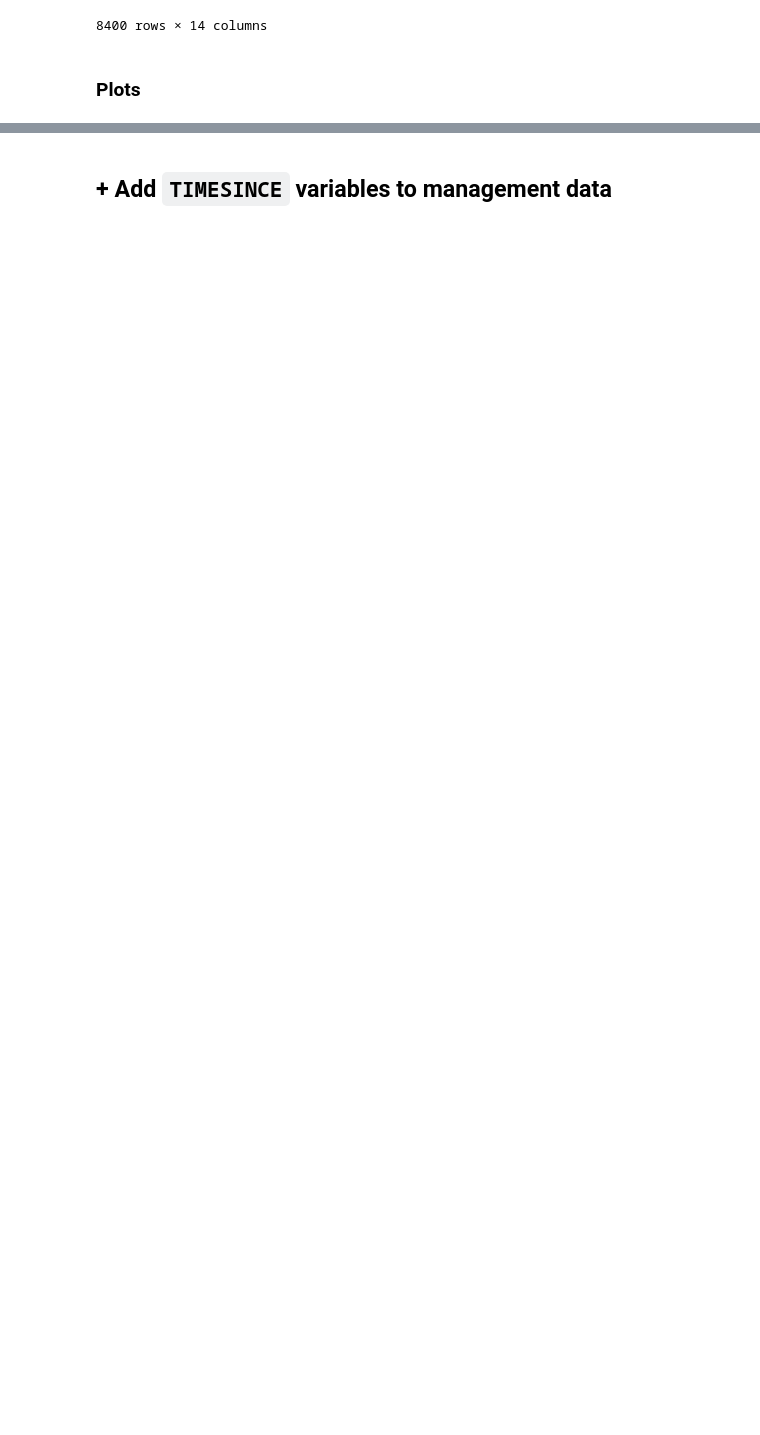
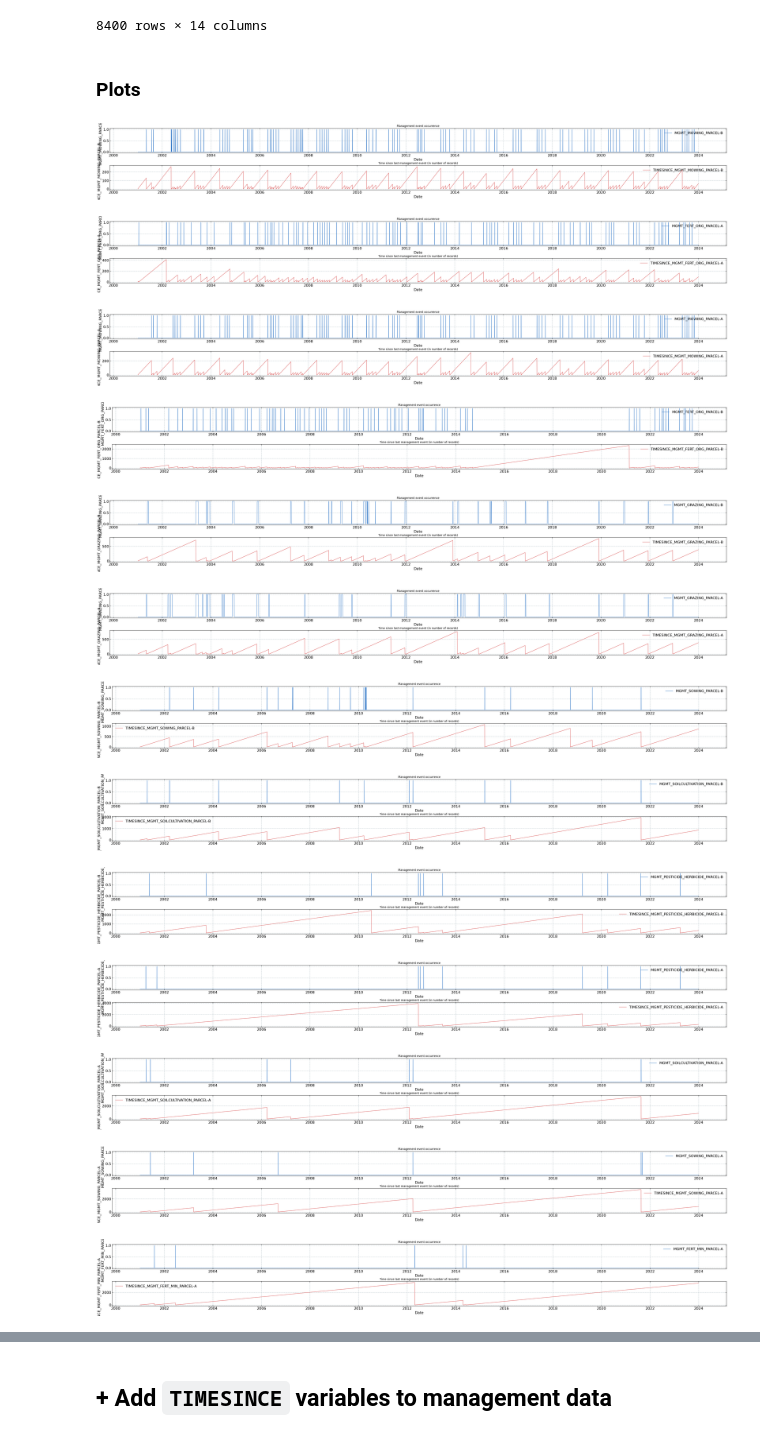
Before and after one commit to holukas/dataset_cha_fp2024_2005-2023, a Jupyter notebook: notebooks/15_MANAGEMENT/16.0_ConvertMgmtToTimeseries.ipynb, the cells around one changed output, grey strips where cells are left out. Drawn from its saved outputs; the diff is of its cells as text; code cells hidden in the pictures; blank space fills up the shorter version.

```diff
--- a/notebooks/15_MANAGEMENT/16.0_ConvertMgmtToTimeseries.ipynb
+++ b/notebooks/15_MANAGEMENT/16.0_ConvertMgmtToTimeseries.ipynb
@@ -487,8 +481,8 @@ mgmt.plot(x_compat=True, subplots=True, figsize=(20, 9));
 # %%
 timesincedf = pd.DataFrame()
 
-for v in mgmt.columns:
-    series = mgmt[v].squeeze()
+for v in mgmt_daily.columns:
+    series = mgmt_daily[v].squeeze()
     ts = TimeSince(series, lower_lim=1, include_lim=True)
     ts.calc()
     # ts_full_results = ts.get_full_results()
@@ -513,13 +507,27 @@ timesincedf
 # %% [markdown]
 ### Plots
 # %%
-for v in mgmt.columns:
-    fig = plt.figure(facecolor='white', figsize=(20, 2), dpi=100, layout='constrained')
+for v in mgmt_daily.columns:
+    fig = plt.figure(facecolor='white', figsize=(40, 4), dpi=100, layout='constrained')
     gs = gridspec.GridSpec(2, 1)  # rows, cols
     gs.update(wspace=0.3, hspace=.5, left=0.03, right=0.97, top=0.97, bottom=0.03)
     ax1 = fig.add_subplot(gs[0, 0])
     ax2 = fig.add_subplot(gs[1, 0])
-    TimeSeries(ax=ax1, series=mgmt[v]).plot(color='#1565C0')
+    TimeSeries(ax=ax1, series=mgmt_daily[v]).plot(color='#1565C0')
     TimeSeries(ax=ax2, series=timesincedf[f'TIMESINCE_{v}']).plot(color='#D32F2F')
     ax1.set_title("Management event occurrence", color='black')
     ax2.set_title("Time since last management event (in number of records)", color='black')
+# %% [output]
+[figure, added]
+[figure, added]
+[figure, added]
+[figure, added]
+[figure, added]
+[figure, added]
+[figure, added]
+[figure, added]
+[figure, added]
+[figure, added]
+[figure, added]
+[figure, added]
+[figure, added]
```
Also changed, not shown: parts of 66 cells of this notebook, 3 other files.
